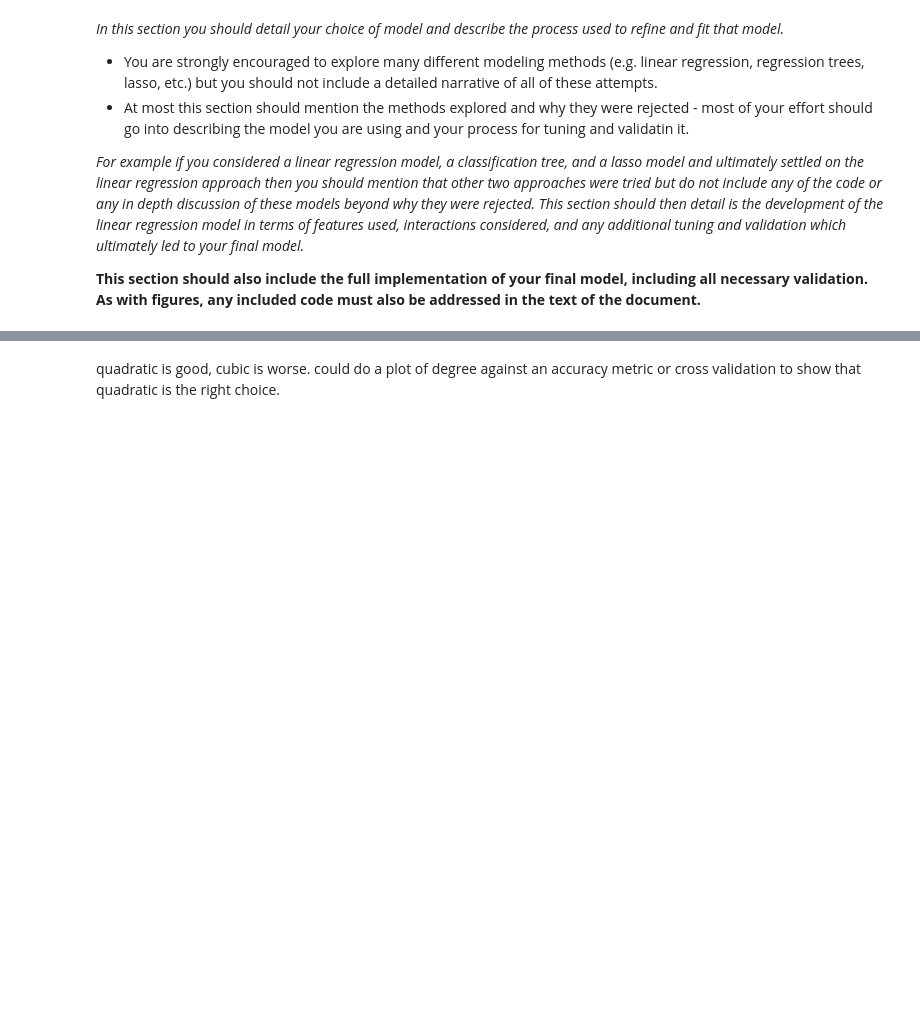
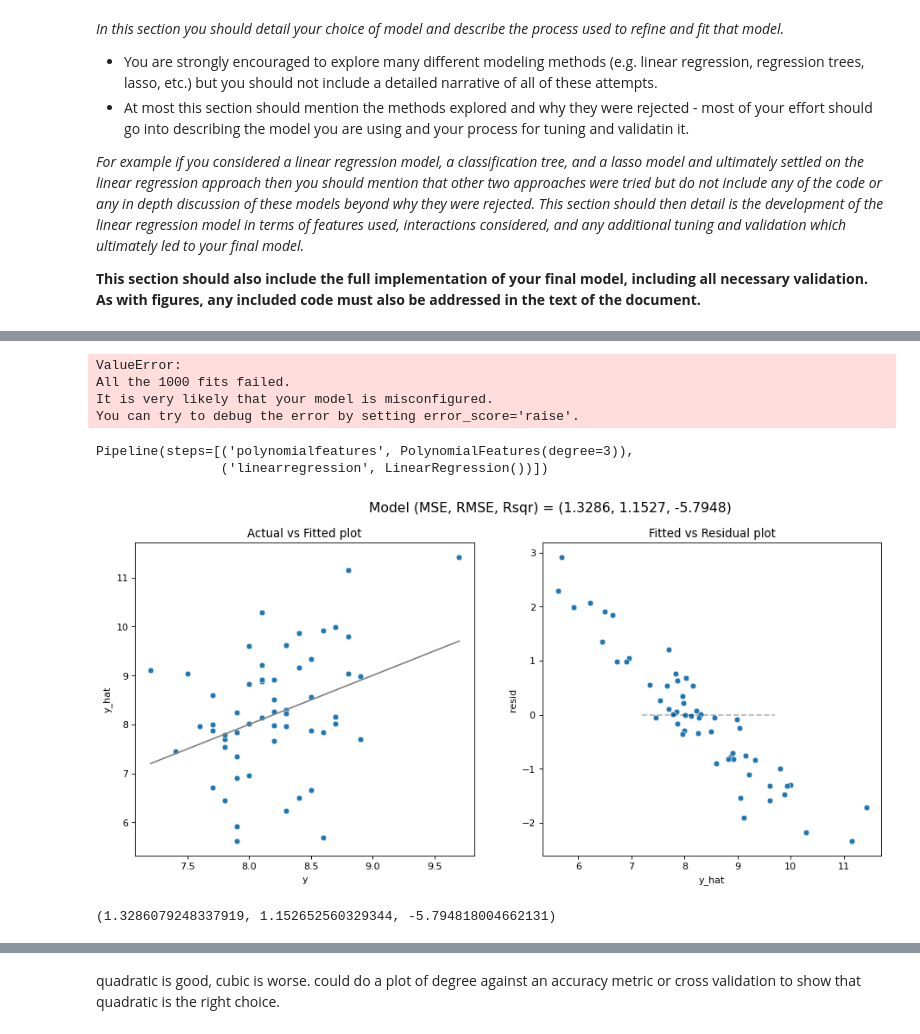
Before and after one commit to BradWangW/imdb_rate_model, a Jupyter notebook: project1.ipynb, the cells around one changed output, grey strips where cells are left out. Saved outputs shown, nothing was run; the diff lists cells and outputs as text; code cells hidden in the pictures; blank space fills up the shorter version.

```diff
--- a/project1.ipynb
+++ b/project1.ipynb
@@ -461,12 +545,17 @@ gs = GridSearchCV(
     scoring = "neg_root_mean_squared_error"
 )
 
-gs.fit(X_arr, y_arr)
+gs.fit(X_train, y_train)
 print(gs.best_params_)
 model_fit(gs.best_estimator_, X_test, y_test, plot=True)
 
 #This gives a worse R^2 than above with a = 100, but I think a=38 is better because it's the one
 #that was deemed the best when running 5-fold cross-valudation
+# %% [output]
+ValueError:
+All the 1000 fits failed.
+It is very likely that your model is misconfigured.
+You can try to debug the error by setting error_score='raise'.
 # %%
 #Removing the directors variables to see if this gives a better R^2
 # %%
@@ -491,10 +580,13 @@ from sklearn.preprocessing import PolynomialFeatures
 from sklearn.pipeline import make_pipeline
 
 poly_model = make_pipeline(
-    PolynomialFeatures(degree = 2),
+    PolynomialFeatures(degree = 3),
     LinearRegression()
 )
 
 print(poly_model)
+# %% [output]
+Pipeline(steps=[('polynomialfeatures', PolynomialFeatures(degree=3)),
+                ('linearregression', LinearRegression())])
 # %%
 poly_reg = poly_model.fit(X_train, y_train)
@@ -502,0 +593,5 @@ print(poly_reg.named_steps['linearregression'].coef_)
+# %%
+model_fit(poly_reg, X_test, y_test, plot=True)
+# %% [output]
+[figure, added]
+(1.3286079248337919, 1.152652560329344, -5.794818004662131)
```
Also changed, not shown: parts of 16 cells of this notebook.
